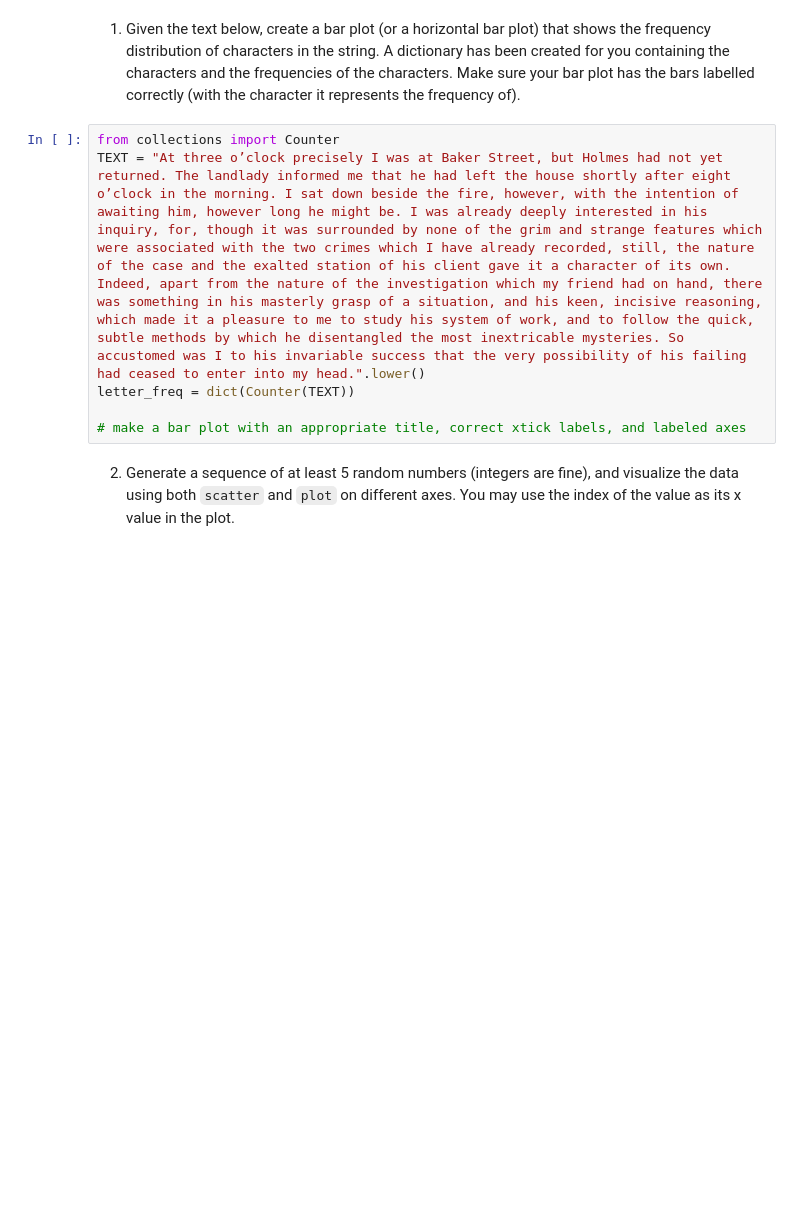
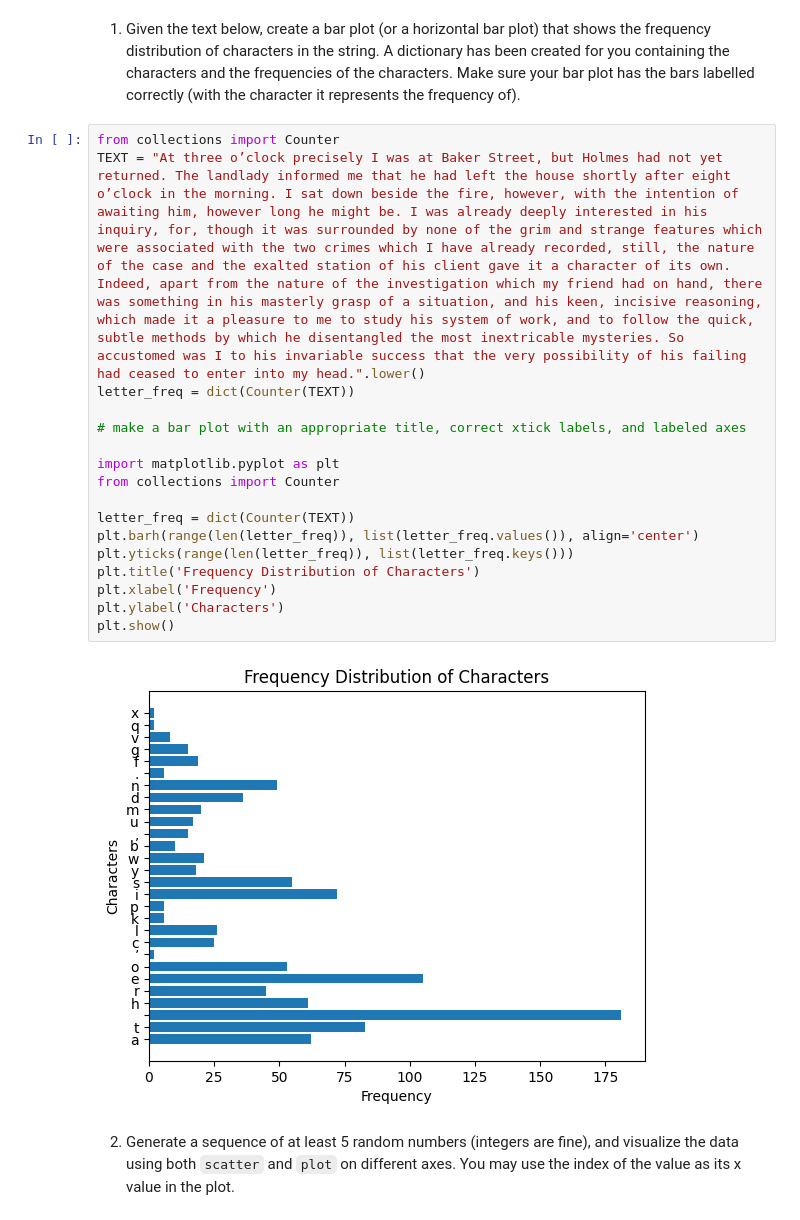
Before and after one commit to anythonyschomer/pyplot-1, a Jupyter notebook: pyplot.ipynb, the cells around one changed output. Cells and saved outputs as stored; diff of their text form; blank space fills up the shorter version.

```diff
--- a/pyplot.ipynb
+++ b/pyplot.ipynb
@@ -19,8 +19,21 @@ Make sure your bar plot has the bars labelled correctly (with the character it r
 # %%
 from collections import Counter
 TEXT = "At three o’clock precisely I was at Baker Street, but Holmes had not yet returned. The landlady informed me that he had left the house shortly after eight o’clock in the morning. I sat down beside the fire, however, with the intention of awaiting him, however long he might be. I was already deeply interested in his inquiry, for, though it was surrounded by none of the grim and strange features which were associated with the two crimes which I have already recorded, still, the nature of the case and the exalted station of his client gave it a character of its own. Indeed, apart from the nature of the investigation which my friend had on hand, there was something in his masterly grasp of a situation, and his keen, incisive reasoning, which made it a pleasure to me to study his system of work, and to follow the quick, subtle methods by which he disentangled the most inextricable mysteries. So accustomed was I to his invariable success that the very possibility of his failing had ceased to enter into my head.".lower()
 letter_freq = dict(Counter(TEXT))
 
 # make a bar plot with an appropriate title, correct xtick labels, and labeled axes
+
+import matplotlib.pyplot as plt
+from collections import Counter
+
+letter_freq = dict(Counter(TEXT))
+plt.barh(range(len(letter_freq)), list(letter_freq.values()), align='center')
+plt.yticks(range(len(letter_freq)), list(letter_freq.keys()))
+plt.title('Frequency Distribution of Characters')
+plt.xlabel('Frequency')
+plt.ylabel('Characters')
+plt.show()
+# %% [output]
+[figure, added]
 # %% [markdown]
 2. Generate a sequence of at least 5 random numbers (integers are fine), and visualize the data using both `scatter` and `plot` on different axes.  You may use the index of the value as its x value in the plot.
```
Also changed, not shown: parts of 3 cells of this notebook.
